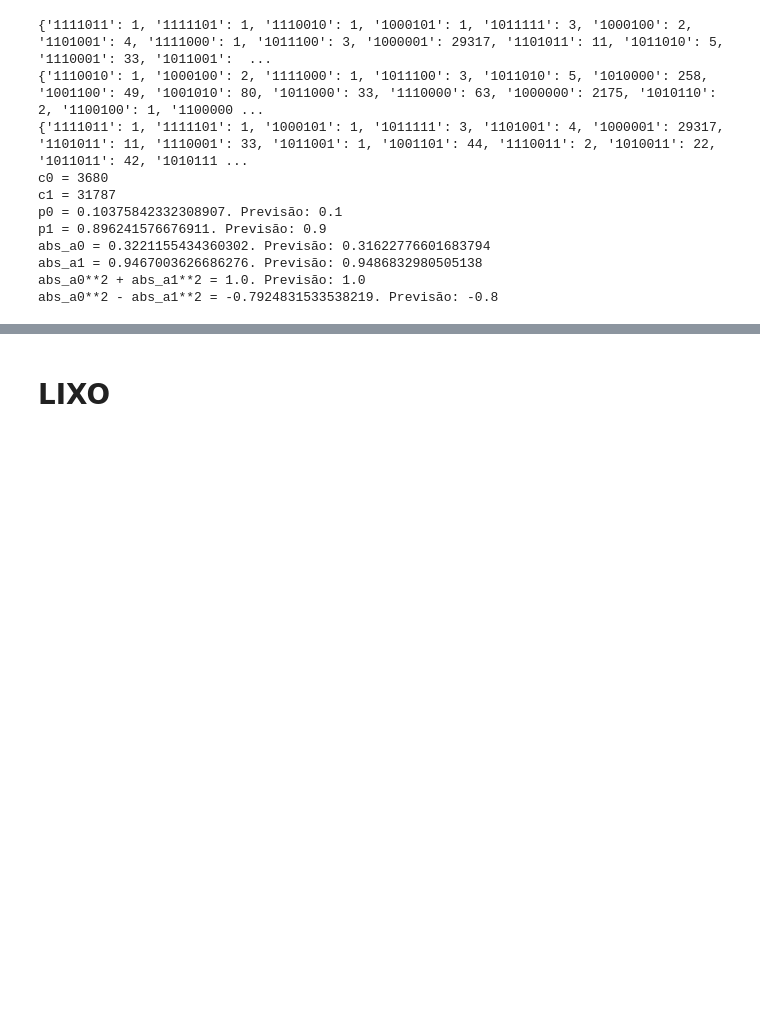
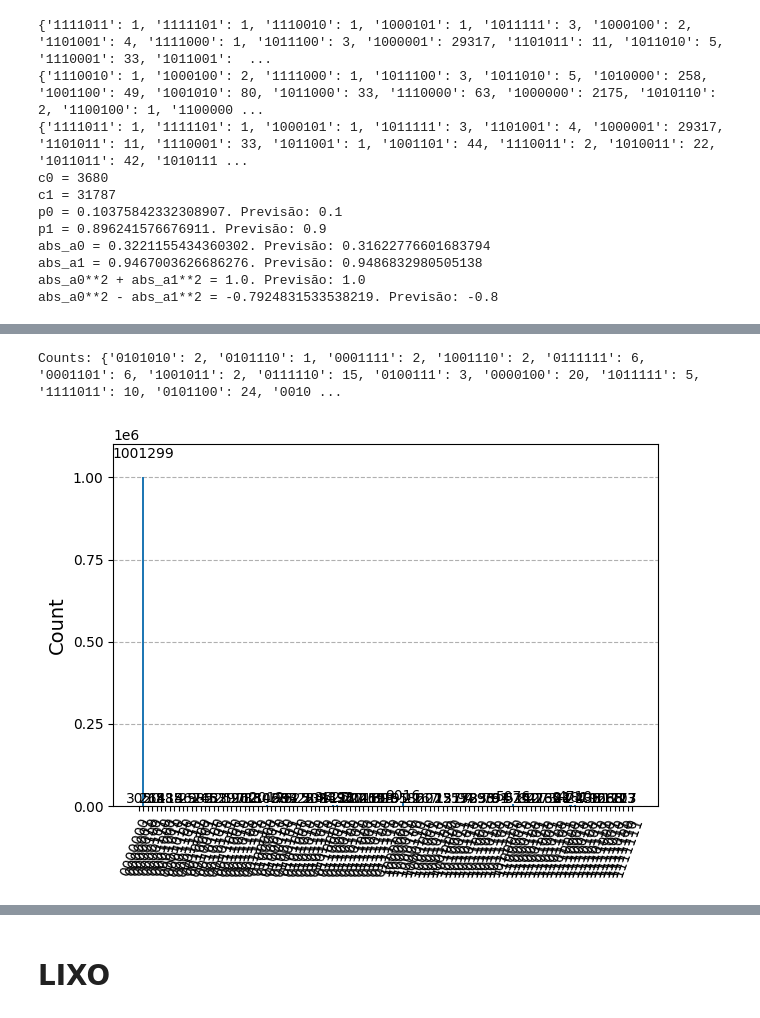
Before and after one commit to LucioFassarella/Qiskit, a Jupyter notebook: Qiskit_HHL.ipynb, the cells around one changed output, grey strips where cells are left out. Saved outputs shown, nothing was run; the diff lists cells and outputs as text; code cells hidden in the pictures; blank space fills up the shorter version.

```diff
--- a/Qiskit_HHL.ipynb
+++ b/Qiskit_HHL.ipynb
@@ -1053,0 +1107,11 @@ abs_a0**2 - abs_a1**2 = -0.7924831533538219. Previsão: -0.8
+# %%
+qc.measure_all()
+
+shots = 2**20
+counts = Simulador(qc, aer = True, shots = shots)
+print(f"Counts: {counts}")
+
+plot_histogram(counts)
+# %% [output]
+Counts: {'0101010': 2, '0101110': 1, '0001111': 2, '1001110': 2, '0111111': 6, '0001101': 6, '1001011': 2, '0111110': 15, '0100111': 3, '0000100': 20, '1011111': 5, '1111011': 10, '0101100': 24, '0010 ...
+[figure, added]
```
Also changed, not shown: parts of 6 cells of this notebook.
